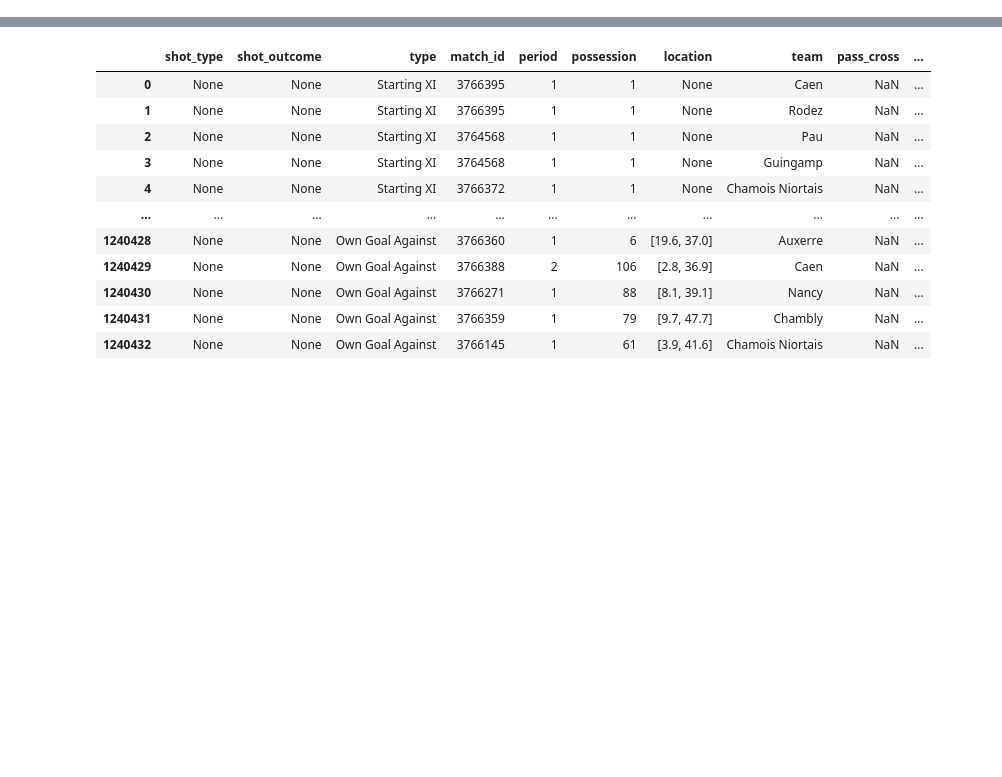
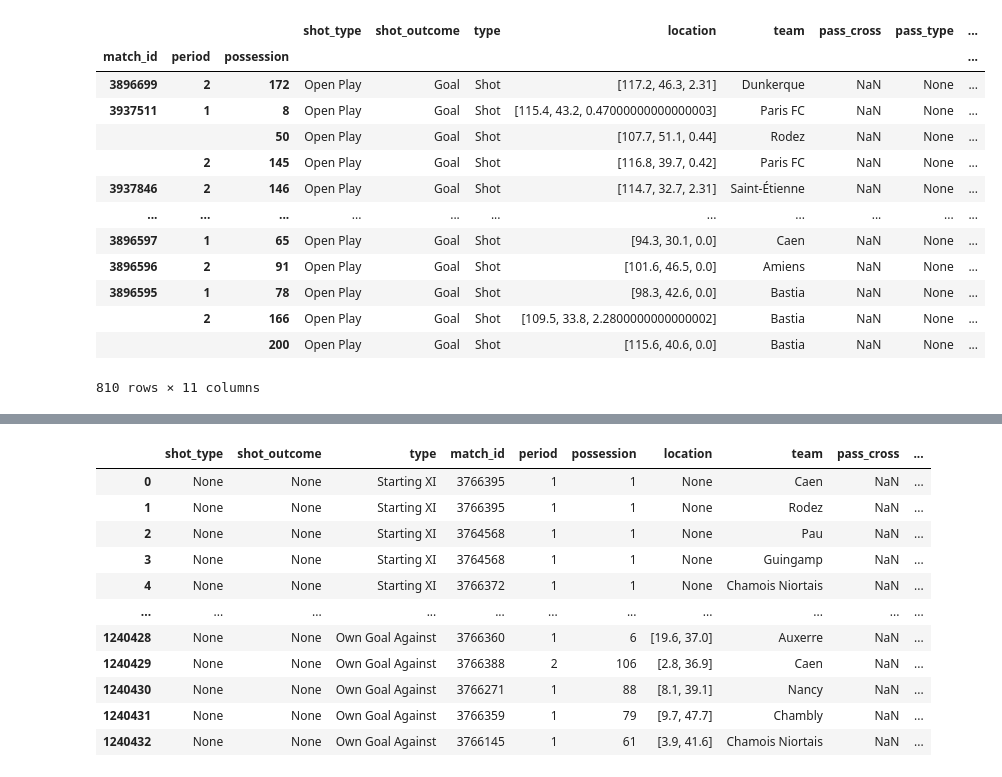
Before and after one commit to Nathan7128/Stage-CF63, a Jupyter notebook: Passes avant un but/test.ipynb, the cells around one changed output, grey strips where cells are left out. Drawn from its saved outputs; the diff is of its cells as text; code cells hidden in the pictures; blank space fills up the shorter version.

```diff
--- a/Passes avant un but/test.ipynb
+++ b/Passes avant un but/test.ipynb
@@ -13,2 +8,2 @@ df_final = pd.DataFrame(columns = ["Top 5", "Bottom 15", "Total"])
 # %%
-dfimport = pd.read_json("../Data_file/Heatmap SB/2020_2021.json")
+df_import = pd.read_json(f"../Data_file/Heatmap SB/{annee}.json")
@@ -18,0 +10,12 @@ i = 0
+# %%
+df = df_import.copy()
+df.set_index(["match_id", "period", "possession"], inplace = True)
+goal = df[(df.shot_type == "Open Play") & ((df.shot_outcome == "Goal") | (df.type == "Own Goal Against"))]
+df_goal = df.loc[goal.index]
+deb_action = df_goal.groupby(level = [0, 1, 2], sort = False).head(1)
+deb_action["type_action"] = deb_action.pass_type.fillna(deb_action.shot_type).fillna(deb_action.type)
+count_passe = df_goal[df_goal.type == "Pass"].groupby(["match_id", "period", "possession"],sort = False, as_index = True).size()
+goal = pd.concat([goal, count_passe, deb_action.type_action], axis = 1)
+goal.rename({0 : "Passe"}, axis = 1, inplace = True)
+goal.replace(to_replace = ['Interception', 'Ball Recovery', 'Duel', 'Recovery', 'Pass', 'Goal Keeper', '50/50'], value = "Open play", inplace = True)
+goal = goal.reset_index()[["team", "Passe", "type_action"]]
@@ -18,0 +28,19 @@ i = 0
+# %%
+goal.replace(to_replace = ['Interception', 'Ball Recovery', 'Duel', 'Recovery', 'Pass', 'Goal Keeper', '50/50'], value = "Open play", inplace = True)
+# %%
+goal
+# %% [output]
+|  |  |  | shot_type | shot_outcome | type | location | team | pass_cross | pass_type | ... |
+| match_id | period | possession |  |  |  |  |  |  |  | ... |
+| 3896699 | 2 | 172 | Open Play | Goal | Shot | [117.2, 46.3, 2.31] | Dunkerque | NaN | None | ... |
+| 3937511 | 1 | 8 | Open Play | Goal | Shot | [115.4, 43.2, 0.47000000000000003] | Paris FC | NaN | None | ... |
+|  |  | 50 | Open Play | Goal | Shot | [107.7, 51.1, 0.44] | Rodez | NaN | None | ... |
+|  | 2 | 145 | Open Play | Goal | Shot | [116.8, 39.7, 0.42] | Paris FC | NaN | None | ... |
+| 3937846 | 2 | 146 | Open Play | Goal | Shot | [114.7, 32.7, 2.31] | Saint-Étienne | NaN | None | ... |
+| ... | ... | ... | ... | ... | ... | ... | ... | ... | ... | ... |
+| 3896597 | 1 | 65 | Open Play | Goal | Shot | [94.3, 30.1, 0.0] | Caen | NaN | None | ... |
+| 3896596 | 2 | 91 | Open Play | Goal | Shot | [101.6, 46.5, 0.0] | Amiens | NaN | None | ... |
+| 3896595 | 1 | 78 | Open Play | Goal | Shot | [98.3, 42.6, 0.0] | Bastia | NaN | None | ... |
+|  | 2 | 166 | Open Play | Goal | Shot | [109.5, 33.8, 2.2800000000000002] | Bastia | NaN | None | ... |
+|  |  | 200 | Open Play | Goal | Shot | [115.6, 40.6, 0.0] | Bastia | NaN | None | ... |
+810 rows × 11 columns
```
Also changed, not shown: parts of 6 cells of this notebook, 16 other files.
